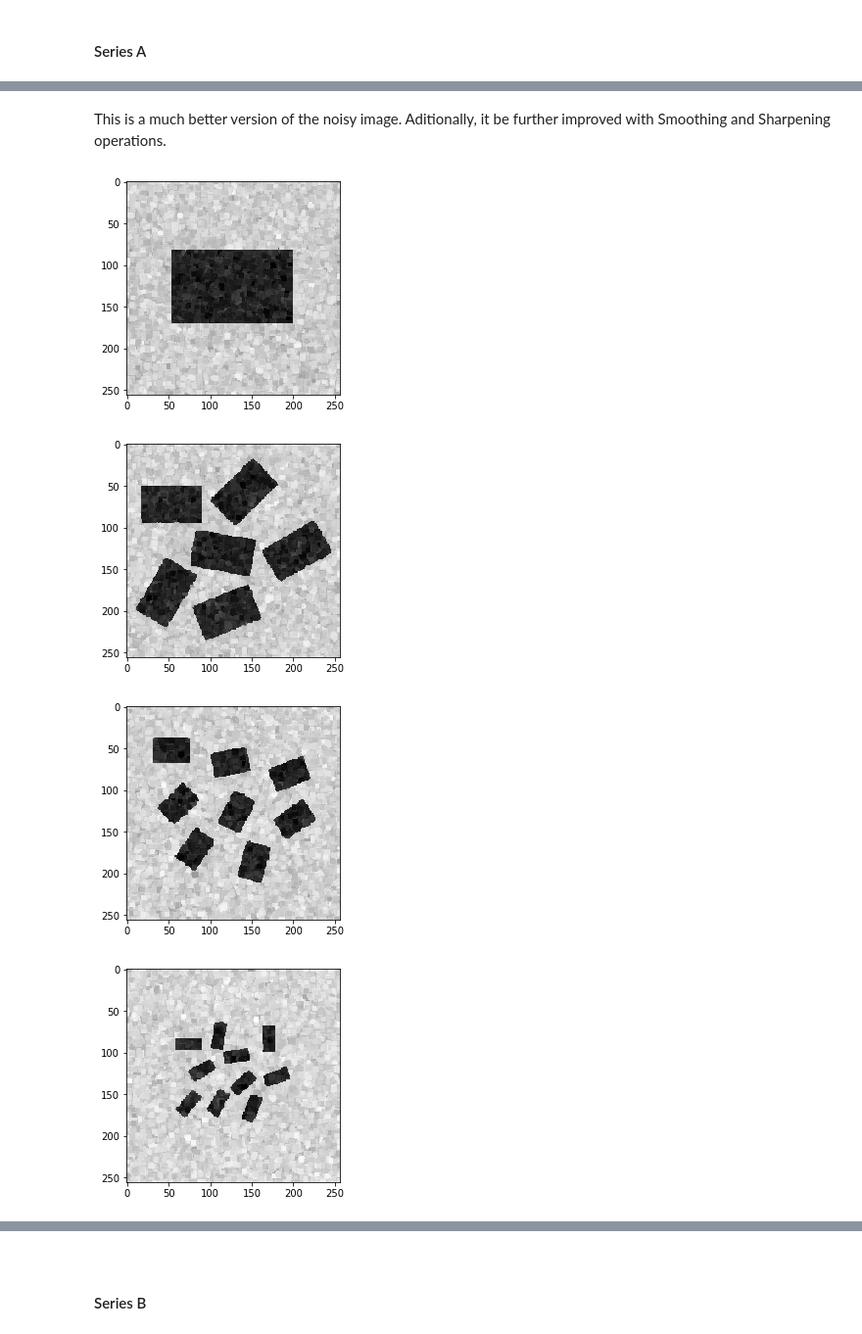
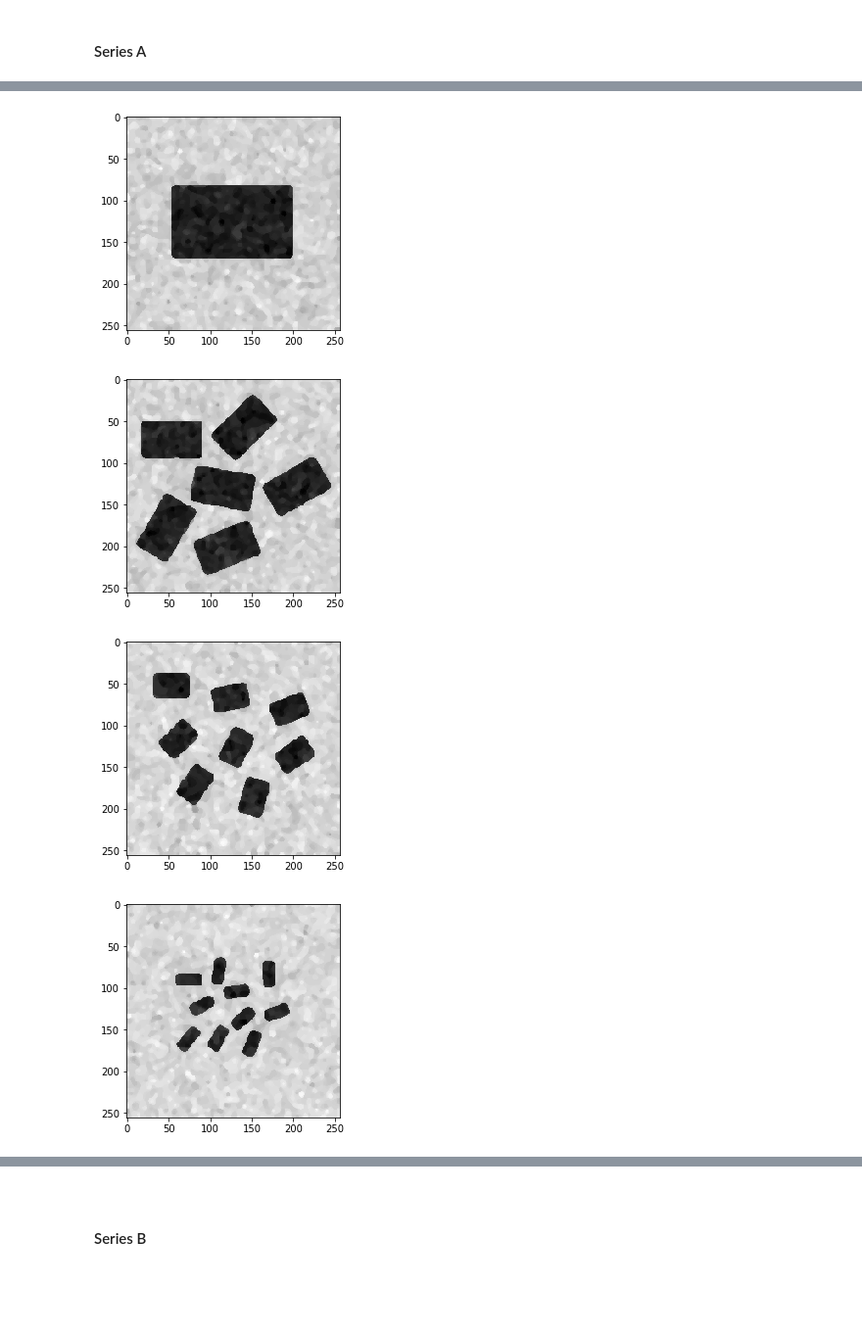
Before and after one commit to eleonoraieronimaki/image_analysis_assignment_2, a Jupyter notebook: assignment2.ipynb, the cells around one changed output, grey strips where cells are left out. Shown at 98% size. Saved outputs shown, nothing was run; the diff lists cells and outputs as text; code cells hidden in the pictures; blank space fills up the shorter version.

```diff
--- a/assignment2.ipynb
+++ b/assignment2.ipynb
@@ -240,28 +212,23 @@ Kuwahara filtered image with threshold
-# %% [markdown]
-This is a much better version of the noisy image. Aditionally, it be further improved with Smoothing and Sharpening operations.
 # %%
 thresh = 120
 structuring_element = dip.StructuringElement("rectangular")
 
 rect_a_stats = []
 rect_a_filter = []  # keeps the dip image objects
 for rect in rect_a_data:
-    # apply Kuwahara filter
+    # apply filters
     temp_img_a = dip.Kuwahara(rect, kernel=6, threshold=5)
-    # apply thresholding function
-    #temp_img_a = dip.Image(np.where(temp_img_a > 120, 255, 0).astype(int))
-    # apply opening/closing
-    #temp_img_a = dip.MorphologicalSharpening(temp_img_a, structuring_element)
-    #temp_img_a = dip.Erosion(temp_img_a, structuring_element)
+    temp_img_a = dip.PercentileFilter(temp_img_a, 50)
+    temp_img_a = dip.MedianFilter(temp_img_a, 5)
     # append results
     rect_a_filter.append(temp_img_a)
     rect_a_stats.append(area_and_perimeters(temp_img_a, thresh))
     dip.Show(temp_img_a)
 rect_a_stats = np.array(rect_a_stats)
 # %% [output]
 [figure]
 [figure]
-[figure, old version]
+[figure, new version]
 [figure]
 # %%
 print("Statistics for area and perimeter between original and denoised/filtered images")
```
Also changed, not shown: parts of 9 cells of this notebook, 9 other files.
